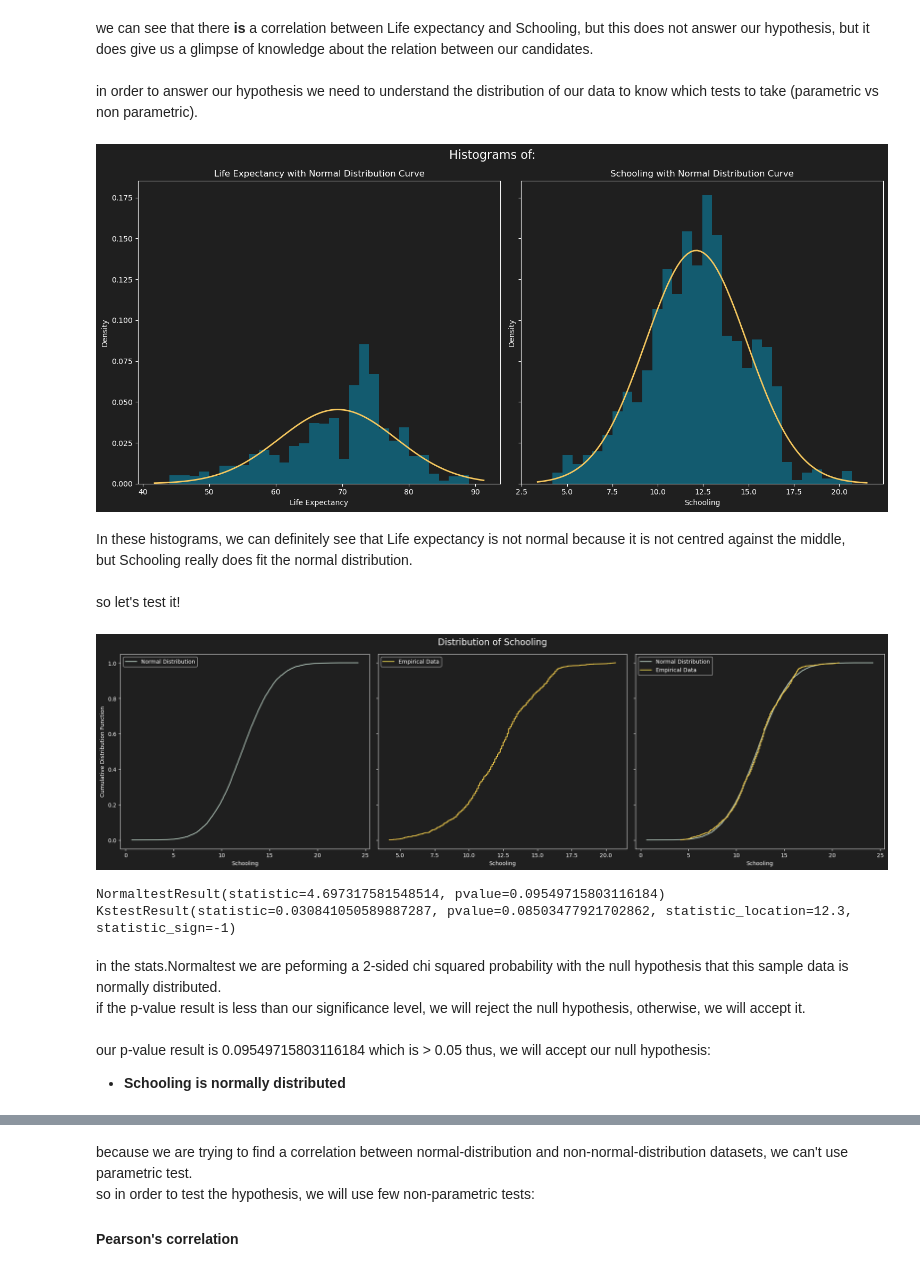
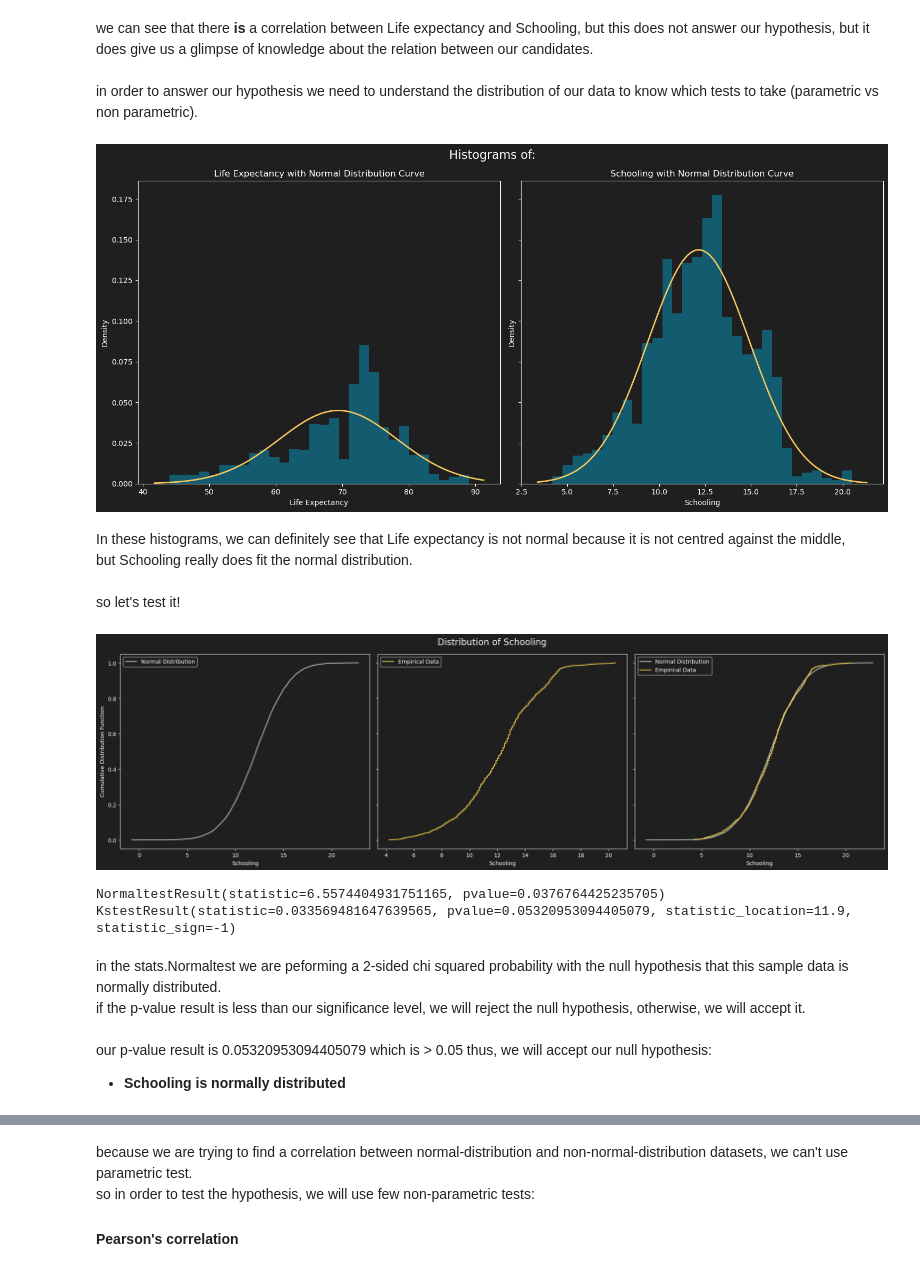
Before and after one commit to amitedenzon/life-expectancy, a Jupyter notebook: research.ipynb, the cells around one changed output, grey strips where cells are left out. Cells and saved outputs as stored; diff of their text form; code cells hidden in the pictures.

```diff
--- a/research.ipynb
+++ b/research.ipynb
@@ -176,15 +179,0 @@ with plt.style.context('dark_background'):
-# %%
-def remove_outliers_std(df, column):
-    mean = df[column].mean()
-    std_dev = df[column].std()
-    lower_bound = mean - 3 * std_dev
-    upper_bound = mean + 3 * std_dev
-    return df[(df[column] >= lower_bound) & (df[column] <= upper_bound)]
-
-numeric_df = df.select_dtypes(include=['number'])
-numeric_df_without_outliers = numeric_df.copy()
-for col in numeric_df_without_outliers.columns:
-    numeric_df_without_outliers = remove_outliers_std(numeric_df_without_outliers, col)
-
-print(f'Rows before removing outliers: {numeric_df.shape[0]}')
-print(f'Rows after removing outliers: {numeric_df_without_outliers.shape[0]}')
@@ -200,8 +210,10 @@ $$H_1 = \text{Greater education does not extend life expectancy}$$
 # %% [markdown]
 #### first test - correlation
 # %%
+numeric_df_cleaned = df_cleaned.select_dtypes(include=['number'])
+
 corr_matrix_with_outliers = numeric_df.corr()
-corr_matrix_without_outliers = numeric_df_without_outliers.corr()
+corr_matrix_without_outliers = numeric_df_cleaned.corr()
 with plt.style.context('dark_background'):
     plt.rcParams.update({
         'figure.facecolor': '#1f1f1f',
@@ -238,11 +250,11 @@ with plt.style.context('dark_background'):
         ax.spines['right'].set_color('white')
 
     # Plot Life Expectancy distribution
-    axes[0].hist(df['Lifeexpectancy'], bins=30, density=True, alpha=0.6, color='#0b84a5')
+    axes[0].hist(df_cleaned['Lifeexpectancy'], bins=30, density=True, alpha=0.6, color='#0b84a5')
 
     xmin, xmax = axes[0].get_xlim()
     x = np.linspace(xmin, xmax, 100)
-    p = stats.norm.pdf(x, df['Lifeexpectancy'].mean(), df['Lifeexpectancy'].std())
+    p = stats.norm.pdf(x, df_cleaned['Lifeexpectancy'].mean(), df_cleaned['Lifeexpectancy'].std())
     axes[0].plot(x, p, linewidth=2, color='#f6c85f')
 
     axes[0].set_title('Life Expectancy with Normal Distribution Curve', color='white')
@@ -250,11 +262,11 @@ with plt.style.context('dark_background'):
     axes[0].set_ylabel('Density', color='white')
 
     # Plot Schooling distribution
-    axes[1].hist(df['Schooling'], bins=30, density=True, alpha=0.6, color='#0b84a5')
+    axes[1].hist(df_cleaned['Schooling'], bins=30, density=True, alpha=0.6, color='#0b84a5')
 
     xmin, xmax = axes[1].get_xlim()
     x = np.linspace(xmin, xmax, 100)
-    p = stats.norm.pdf(x, df['Schooling'].mean(), df['Schooling'].std())
+    p = stats.norm.pdf(x, df_cleaned['Schooling'].mean(), df_cleaned['Schooling'].std())
     axes[1].plot(x, p, linewidth=2, color='#f6c85f')
 
     axes[1].set_title('Schooling with Normal Distribution Curve', color='white')
@@ -265,17 +277,23 @@ plt.suptitle('Histograms of:', fontsize=16, color='white')
 plt.tight_layout()
 plt.show()
 # %% [output]
-[figure, old version]
+[figure, new version]
 # %% [markdown]
 In these histograms, we can definitely see that Life expectancy is not normal because it is not centred against the middle,<br/>
 but Schooling really does fit the normal distribution.<br/><br/>
 so let's test it!
 # %%
+def ecdf(data):
+    length = len(data)
+    x = np.sort(data)
+    y = np.arange(1, length+1) / length
+    return x, y
+
 # Generate samples for the normal distribution
-samples = np.random.normal(np.mean(df["Schooling"]), np.std(df["Schooling"]), size=10000)
+samples = np.random.normal(np.mean(df_cleaned["Schooling"]), np.std(df_cleaned["Schooling"]), size=10000)
 x_theor, y_theor = ecdf(samples)
 
-x_emp, y_emp = ecdf(df["Schooling"])
+x_emp, y_emp = ecdf(df_cleaned["Schooling"])
 
 fig, axes = plt.subplots(1, 3, figsize=(20, 6), sharey=True)
 with plt.style.context('dark_background'):
@@ -284,42 +302,42 @@ with plt.style.context('dark_background'):
         ax.set_facecolor('#1f1f1f')
         ax.tick_params(colors='white', which='both')
         ax.spines['top'].set_color('white')
         ax.spines['bottom'].set_color('white')
         ax.spines['left'].set_color('white')
         ax.spines['right'].set_color('white')
 
     # Plot theoretical distribution
     axes[0].plot(x_theor, y_theor, label='Normal Distribution', color='#bad0c4')
     axes[0].set_xlabel("Schooling", color='white')
     axes[0].set_ylabel("Cumulative Distribution Function", color='white')
     axes[0].legend(facecolor='#1f1f1f')
 
     # Plot empirical data
     axes[1].plot(x_emp, y_emp, label='Empirical Data', color='#ffd34e')
     axes[1].set_xlabel("Schooling", color='white')
     axes[1].legend(facecolor='#1f1f1f')
 
     axes[2].plot(x_theor, y_theor, label='Normal Distribution', color='#bad0c4')
     axes[2].plot(x_emp, y_emp, label='Empirical Data', color='#ffd34e')
     axes[2].set_xlabel("Schooling", color='white')
     axes[2].legend(facecolor='#1f1f1f')
 
     fig.suptitle('Distribution of Schooling' , fontsize=16)
 
 plt.tight_layout()
 plt.show()
 
-print(stats.normaltest(df["Schooling"]))
-print(stats.kstest(df["Schooling"], 'norm', args=(df["Schooling"].mean(), df["Schooling"].std()))
+print(stats.normaltest(df_cleaned["Schooling"]))
+print(stats.kstest(df_cleaned["Schooling"], 'norm', args=(df_cleaned["Schooling"].mean(), df_cleaned["Schooling"].std()))
 )
 # %% [output]
-[figure, old version]
+[figure, new version]
-NormaltestResult(statistic=4.697317581548514, pvalue=0.09549715803116184)
-KstestResult(statistic=0.030841050589887287, pvalue=0.08503477921702862, statistic_location=12.3, statistic_sign=-1)
+NormaltestResult(statistic=6.5574404931751165, pvalue=0.0376764425235705)
+KstestResult(statistic=0.033569481647639565, pvalue=0.05320953094405079, statistic_location=11.9, statistic_sign=-1)
 # %% [markdown]
 in the stats.Normaltest we are peforming a 2-sided chi squared probability with the null hypothesis that this sample data is normally distributed.<br/>
 if the p-value result is less than our significance level, we will reject the null hypothesis, otherwise, we will accept it.
 <br/><br/>
-our p-value result is 0.09549715803116184 which is > 0.05 thus, we will accept our null hypothesis:<br/>
+our p-value result is 0.05320953094405079 which is > 0.05 thus, we will accept our null hypothesis:<br/>
 - __Schooling is normally distributed__
 # %%
```
Also changed, not shown: parts of 26 cells of this notebook.
